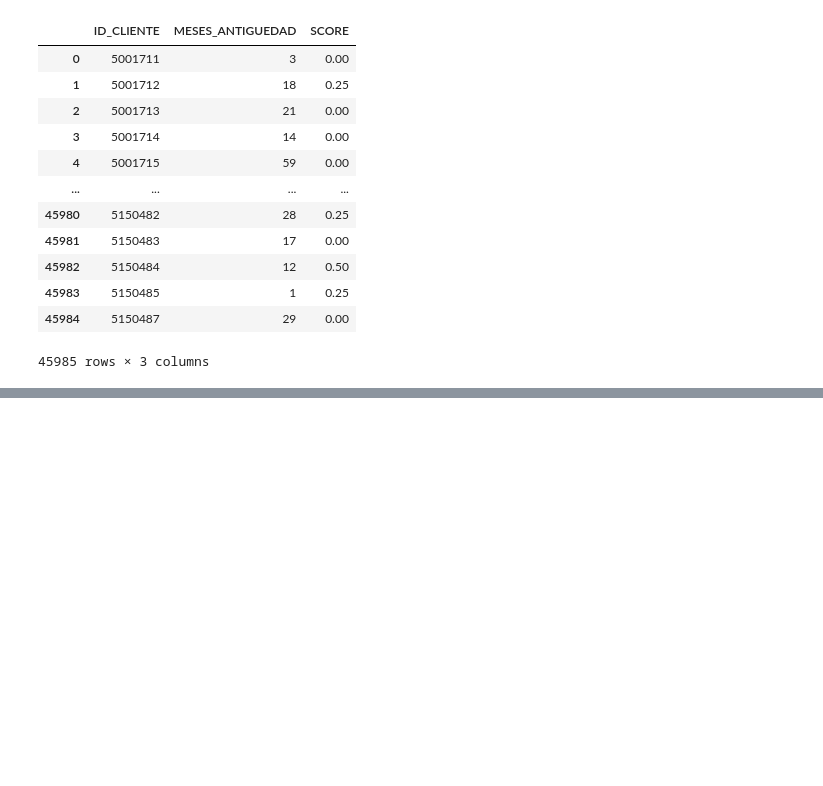
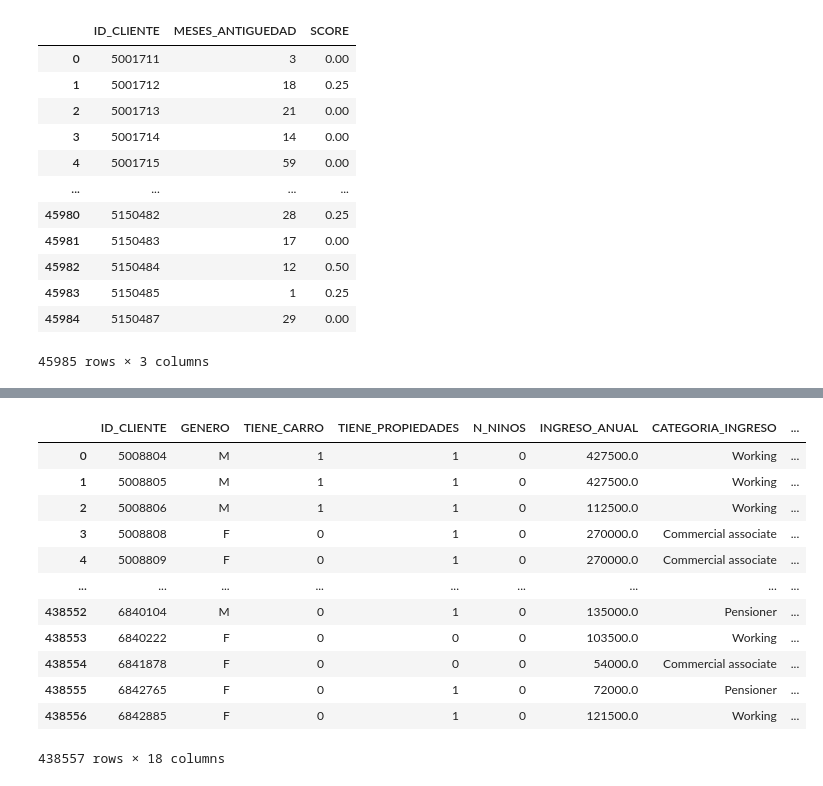
Before and after one commit to ajalca/cbe_customer_classification, a Jupyter notebook: VISA - Grupo 5.ipynb, the cells around one changed output, grey strips where cells are left out. Cells and saved outputs as stored; diff of their text form; code cells hidden in the pictures; blank space fills up the shorter version.

```diff
--- a/VISA - Grupo 5.ipynb
+++ b/VISA - Grupo 5.ipynb
@@ -168,0 +222,17 @@ Name: count, dtype: int64
+# %%
+informacion_df.drop_duplicates()
+informacion_df
+# %% [output]
+|  | ID_CLIENTE | GENERO | TIENE_CARRO | TIENE_PROPIEDADES | N_NINOS | INGRESO_ANUAL | CATEGORIA_INGRESO | ... |
+| 0 | 5008804 | M | 1 | 1 | 0 | 427500.0 | Working | ... |
+| 1 | 5008805 | M | 1 | 1 | 0 | 427500.0 | Working | ... |
+| 2 | 5008806 | M | 1 | 1 | 0 | 112500.0 | Working | ... |
+| 3 | 5008808 | F | 0 | 1 | 0 | 270000.0 | Commercial associate | ... |
+| 4 | 5008809 | F | 0 | 1 | 0 | 270000.0 | Commercial associate | ... |
+| ... | ... | ... | ... | ... | ... | ... | ... | ... |
+| 438552 | 6840104 | M | 0 | 1 | 0 | 135000.0 | Pensioner | ... |
+| 438553 | 6840222 | F | 0 | 0 | 0 | 103500.0 | Working | ... |
+| 438554 | 6841878 | F | 0 | 0 | 0 | 54000.0 | Commercial associate | ... |
+| 438555 | 6842765 | F | 0 | 1 | 0 | 72000.0 | Pensioner | ... |
+| 438556 | 6842885 | F | 0 | 1 | 0 | 121500.0 | Working | ... |
+438557 rows × 18 columns
```
Also changed, not shown: parts of 33 cells of this notebook, 2 other files.
